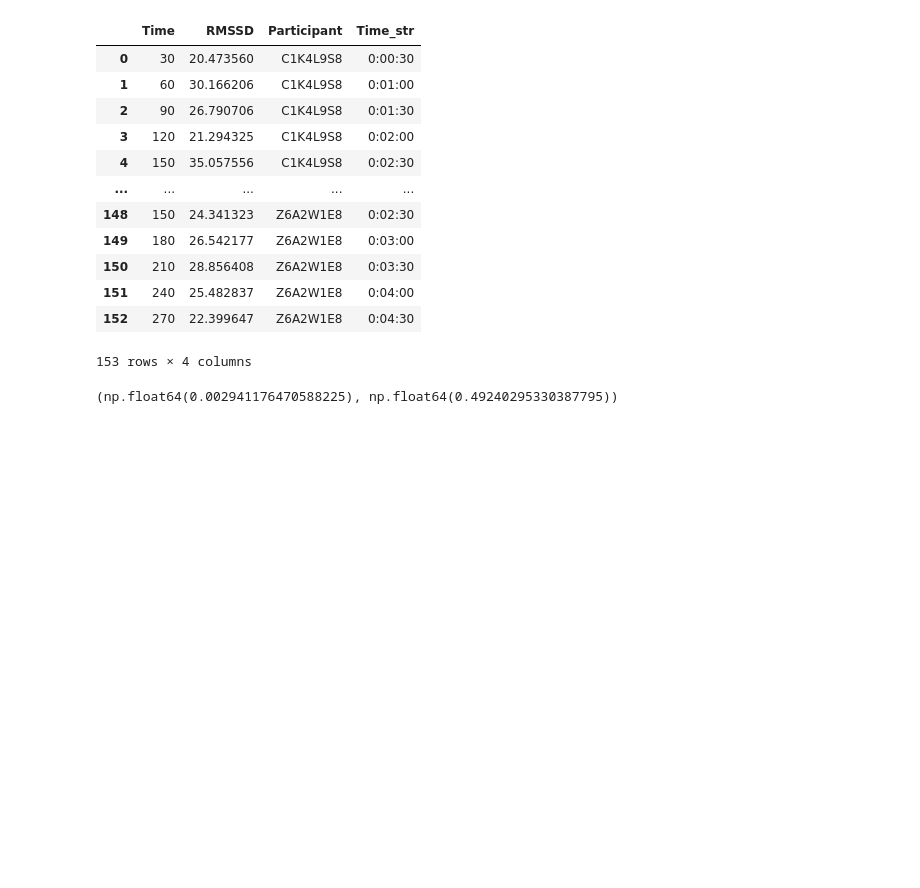
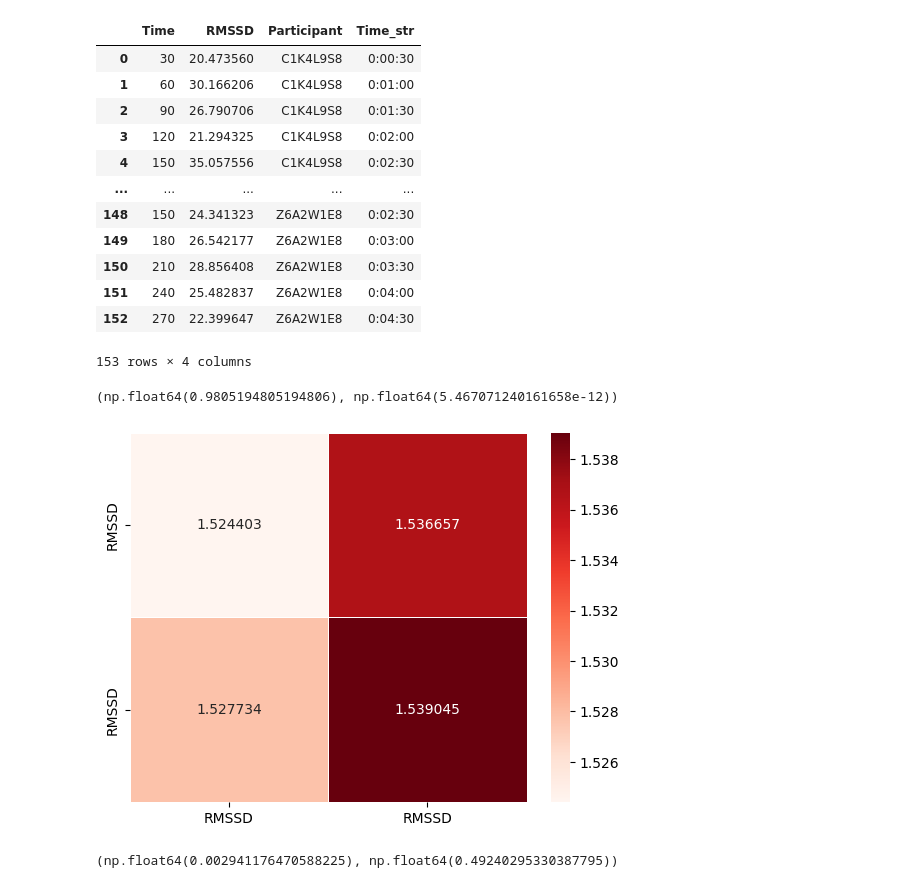
Before and after one commit to Anna-Palatkina-itu/driving_performance_project, a Jupyter notebook: notebooks/xi_correlation_coef.ipynb, the cells around one changed output. Saved outputs shown, nothing was run; the diff lists cells and outputs as text; code cells hidden in the pictures; blank space fills up the shorter version.

```diff
--- a/notebooks/xi_correlation_coef.ipynb
+++ b/notebooks/xi_correlation_coef.ipynb
@@ -349,6 +349,14 @@ positives_df
 | 151 | 240 | 25.482837 | Z6A2W1E8 | 0:04:00 |
 | 152 | 270 | 22.399647 | Z6A2W1E8 | 0:04:30 |
 153 rows × 4 columns
+# %%
+xi_correlation(positives_df['RMSSD'], positives_df['RMSSD'])
+# %% [output]
+(np.float64(0.9805194805194806), np.float64(5.467071240161658e-12))
+# %%
+show_correlation_matrix(positives_df[['RMSSD', 'RMSSD']], xi_correlation)
+# %% [output]
+[figure, added]
 # %%
 xi_correlation(positives_df['RMSSD'], positives_df['Time'])
 # correlation, p_value
```
Also changed, not shown: 3 other files.
